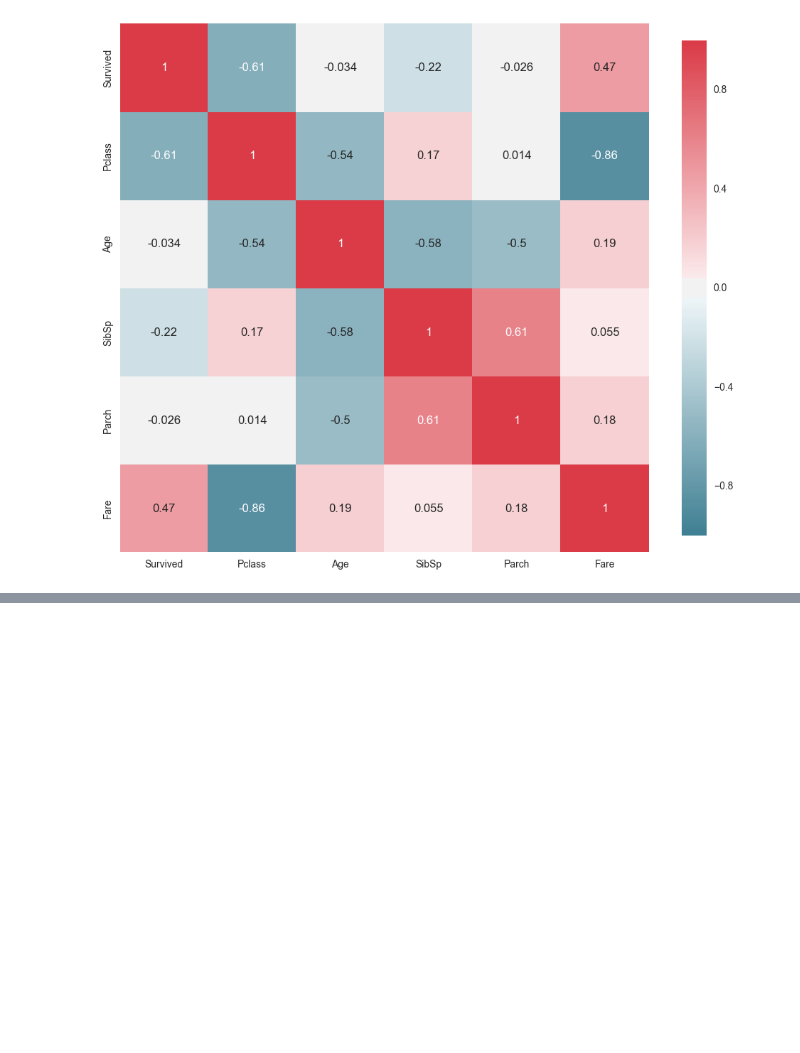
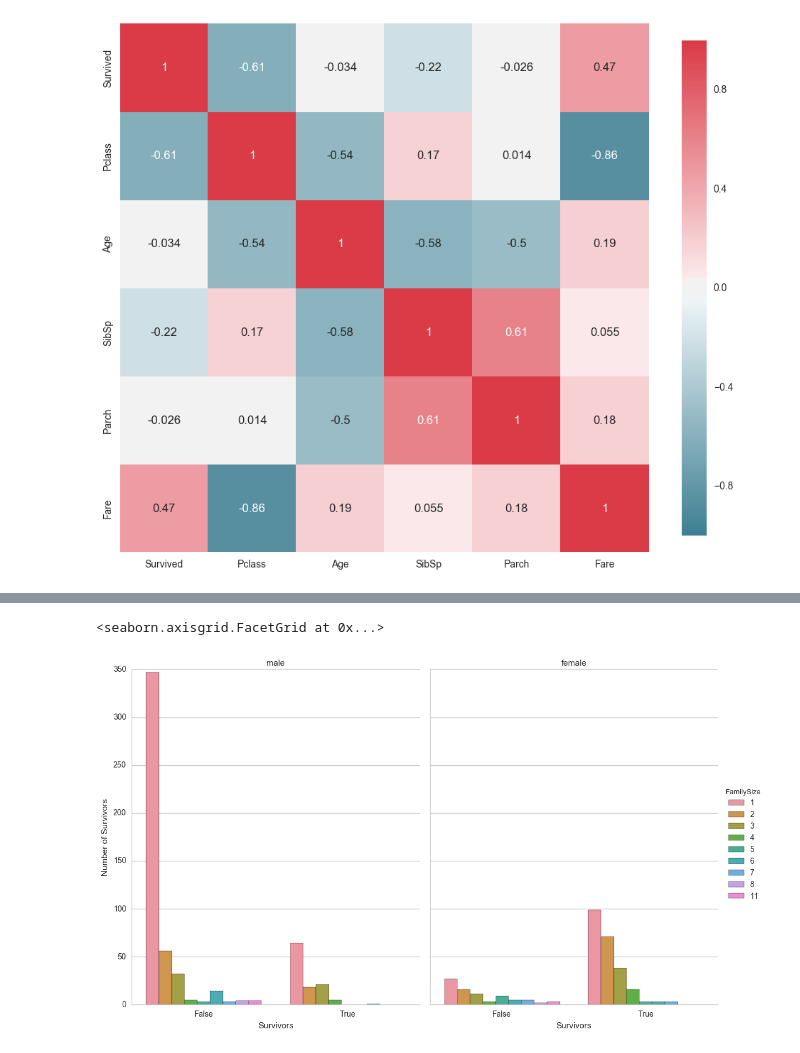
Before and after one commit to yepterence/Project5, a Jupyter notebook: Data_analysis_Titanic-checkpoint.ipynb, the cells around one changed output, grey strips where cells are left out. Cells and saved outputs as stored; diff of their text form; code cells hidden in the pictures; blank space fills up the shorter version.

```diff
--- a/Data_analysis_Titanic-checkpoint.ipynb
+++ b/Data_analysis_Titanic-checkpoint.ipynb
@@ -306,0 +558,4 @@ mean_age_died = titanic_data_age_cleaned[titanic_data_age_cleaned['Survived'] ==
+# %%
+# editing titanic df to leave out PassId, Ticket, Fare
+titanic_no_pass_tic_fare = titanic_df.drop(['PassengerId','Ticket','Fare'],axis=1)
+titanic_no_pass_tic_fare.head()
@@ -306,0 +569,18 @@ mean_age_died = titanic_data_age_cleaned[titanic_data_age_cleaned['Survived'] ==
+# %%
+# creating dataframe for family size
+family = pd.DataFrame()
+
+# introducing a new feature : the size of families (including the passenger)
+family[ 'FamilySize' ] = titanic_no_pass_tic_fare[ 'Parch' ] + titanic_no_pass_tic_fare[ 'SibSp' ] + 1
+
+# introducing other features based on the family size
+family[ 'Individual' ] = family[ 'FamilySize' ].map( lambda s : 1 if s == 1 else 0 )
+family[ 'Small' ]  = family[ 'FamilySize' ].map( lambda s : 1 if 2 <= s <= 4 else 0 )
+family[ 'Large' ]  = family[ 'FamilySize' ].map( lambda s : 1 if 5 <= s else 0 )
+family['Name'] = pd.Series(titanic_no_pass_tic_fare['Name']) # copies series over from one df to the other under given col name
+
+print family.head()
+titanic_fam_size_included = titanic_no_pass_tic_fare.merge(family, how='left',on='Name')
+titanic_fam_size_included.head()
+
+# plot_distribution()
@@ -306,0 +607,9 @@ mean_age_died = titanic_data_age_cleaned[titanic_data_age_cleaned['Survived'] ==
+# %%
+g = graph_count_plotter(titanic_fam_size_included,'Survived','Sex','FamilySize')
+(g.set_axis_labels('Survivors','Number of Survivors')
+    .set_xticklabels(['False','True'])
+    .set_titles('{col_name}')
+)
+# %% [output]
+<seaborn.axisgrid.FacetGrid at 0x...>
+[figure, added]
```
Also changed, not shown: parts of 44 cells of this notebook.
